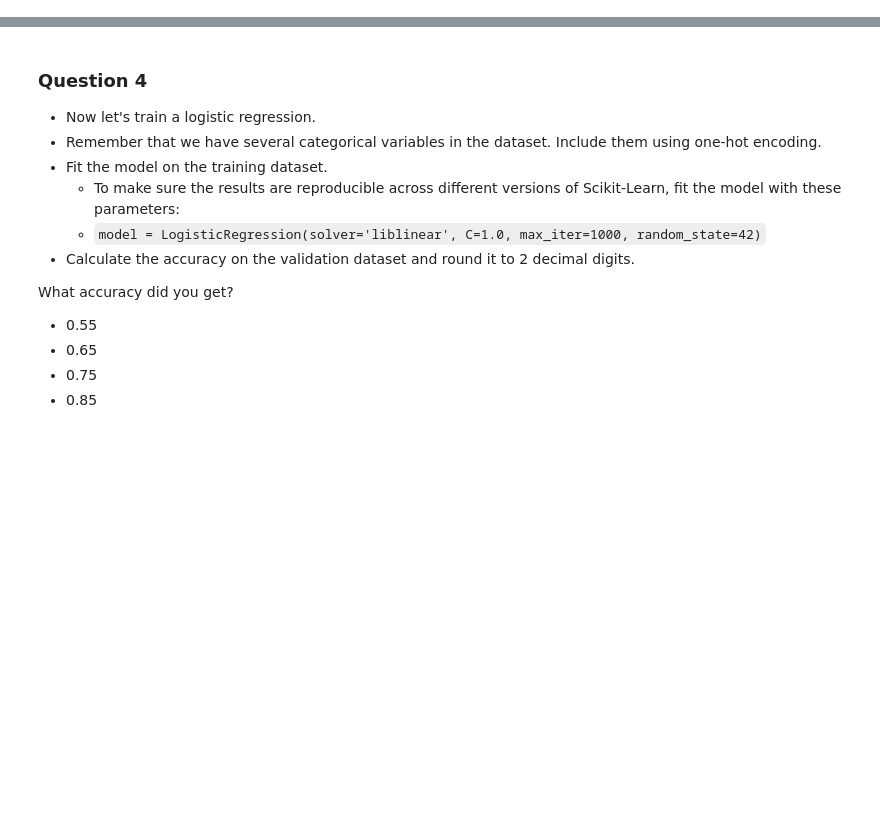
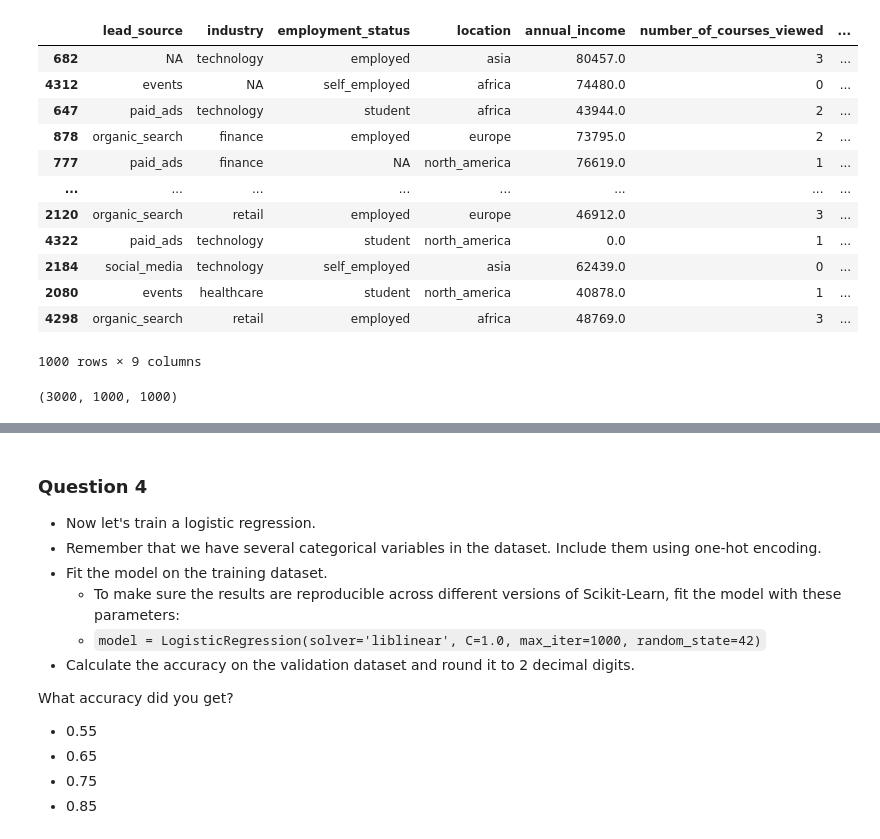
Before and after one commit to JAlblas/ml-zoomcamp, a Jupyter notebook: 03-classification/Homework #3.ipynb, the cells around one changed output, grey strips where cells are left out. Saved outputs shown, nothing was run; the diff lists cells and outputs as text; code cells hidden in the pictures; blank space fills up the shorter version.

```diff
--- a/03-classification/Homework #3.ipynb
+++ b/03-classification/Homework #3.ipynb
@@ -73,0 +237,20 @@ Which of these variables has the biggest mutual information score?
+# %%
+df_val
+# %% [output]
+|  | lead_source | industry | employment_status | location | annual_income | number_of_courses_viewed | ... |
+| 682 | NA | technology | employed | asia | 80457.0 | 3 | ... |
+| 4312 | events | NA | self_employed | africa | 74480.0 | 0 | ... |
+| 647 | paid_ads | technology | student | africa | 43944.0 | 2 | ... |
+| 878 | organic_search | finance | employed | europe | 73795.0 | 2 | ... |
+| 777 | paid_ads | finance | NA | north_america | 76619.0 | 1 | ... |
+| ... | ... | ... | ... | ... | ... | ... | ... |
+| 2120 | organic_search | retail | employed | europe | 46912.0 | 3 | ... |
+| 4322 | paid_ads | technology | student | north_america | 0.0 | 1 | ... |
+| 2184 | social_media | technology | self_employed | asia | 62439.0 | 0 | ... |
+| 2080 | events | healthcare | student | north_america | 40878.0 | 1 | ... |
+| 4298 | organic_search | retail | employed | africa | 48769.0 | 3 | ... |
+1000 rows × 9 columns
+# %%
+len(df_train), len(df_val), len(df_test)
+# %% [output]
+(3000, 1000, 1000)
```
Also changed, not shown: parts of 54 cells of this notebook, 2 other files.
